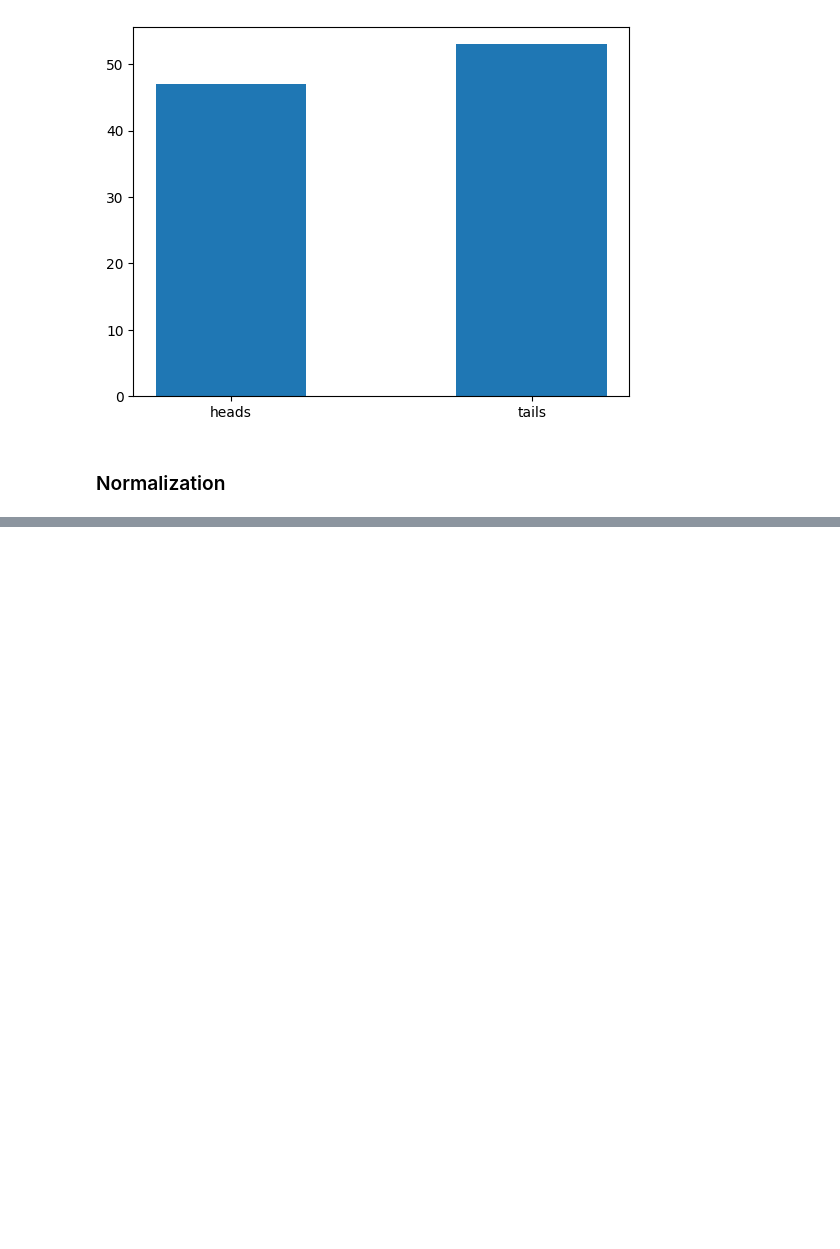
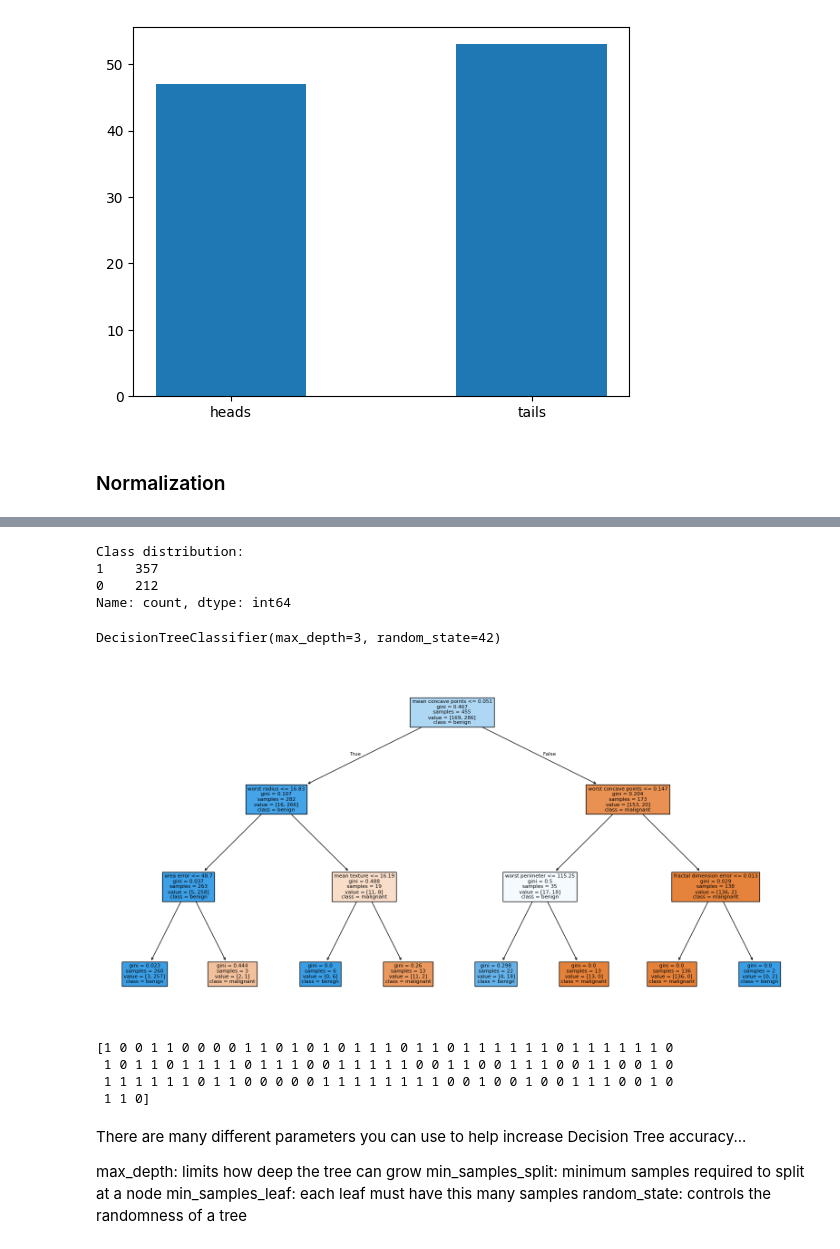
Before and after one commit to rootdrew27/workshop, a Jupyter notebook: Intro_to_ML.ipynb, the cells around one changed output, grey strips where cells are left out. Drawn from its saved outputs; the diff is of its cells as text; code cells hidden in the pictures; blank space fills up the shorter version.

```diff
--- a/Intro_to_ML.ipynb
+++ b/Intro_to_ML.ipynb
@@ -112,0 +176,5 @@ plt.show()
+# %%
+# Load bread cancer dataset
+cancer = load_breast_cancer()
+X = pd.DataFrame(cancer.data, columns=cancer.feature_names)
+y = cancer.target
@@ -112,0 +229,50 @@ plt.show()
+# %%
+# Lets look at our class distribiion
+
+print(f"Class distribution: \n{pd.Series(y).value_counts()}")
+# %% [output]
+Class distribution:
+1    357
+0    212
+Name: count, dtype: int64
+# %%
+# Split the data into training and testing
+
+X_train, X_test, y_train, y_test = train_test_split(X, y, test_size=0.2, random_state=42)
+# %%
+# Train a simple decision tree for visualization
+dt = DecisionTreeClassifier(max_depth=3, random_state=42)
+
+dt.fit(X_train, y_train)
+# %% [output]
+DecisionTreeClassifier(max_depth=3, random_state=42)
+# %%
+# Visualize Decision Tree
+plt.figure(figsize=(20,10))
+plot_tree(dt, feature_names=cancer.feature_names, class_names=cancer.target_names, filled=True)
+plt.show()
+# %% [output]
+[figure, added]
+# %%
+# Better tree, use more parameters explain them etc
+
+dt = DecisionTreeClassifier(max_depth=5, random_state=42)
+
+# Fit on the training Data
+dt.fit(X_train, y_train)
+
+# Predict on the testing data
+y_pred = dt.predict(X_test)
+print(y_pred)
+# %% [output]
+[1 0 0 1 1 0 0 0 0 1 1 0 1 0 1 0 1 1 1 0 1 1 0 1 1 1 1 1 1 0 1 1 1 1 1 1 0
+ 1 0 1 1 0 1 1 1 1 0 1 1 1 0 0 1 1 1 1 1 0 0 1 1 0 0 1 1 1 0 0 1 1 0 0 1 0
+ 1 1 1 1 1 1 0 1 1 0 0 0 0 0 1 1 1 1 1 1 1 1 0 0 1 0 0 1 0 0 1 1 1 0 0 1 0
+ 1 1 0]
+# %% [markdown]
+There are many different parameters you can use to help increase Decision Tree accuracy...
+
+max_depth: limits how deep the tree can grow
+min_samples_split: minimum samples required to split at a node
+min_samples_leaf: each leaf must have this many samples
+random_state: controls the randomness of a tree
```
Also changed, not shown: parts of 33 cells of this notebook, 2 other files.
